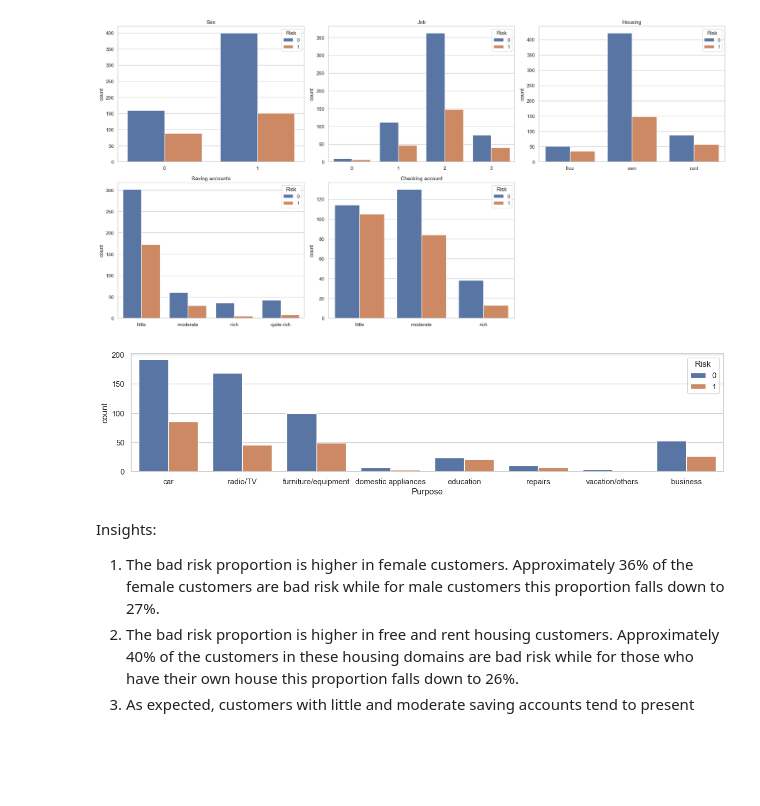
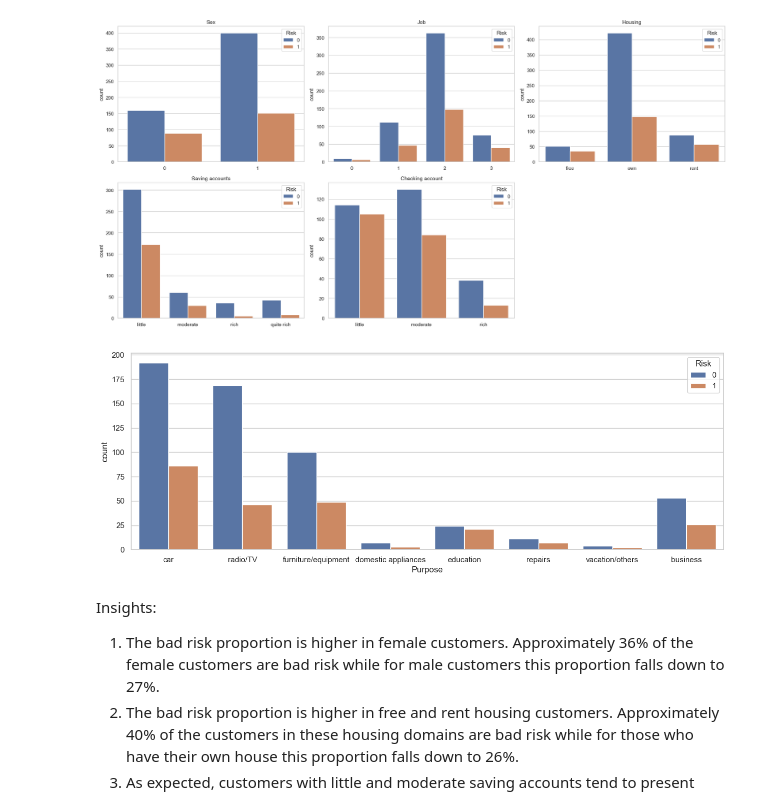
Before and after one commit to allmeidaapedro/Credit-Risk-Prediction-German-Bank, a Jupyter notebook: notebooks/1. EDA.ipynb, the cells around one changed output. Cells and saved outputs as stored; diff of their text form; code cells hidden in the pictures; blank space fills up the shorter version.

```diff
--- a/notebooks/1. EDA.ipynb
+++ b/notebooks/1. EDA.ipynb
@@ -406,11 +406,11 @@ sns_plots(data=train, features=countplot_barplot_features, countplot=True, hue=t
 [figure]
 # %%
 # Plotting Purpose separately.
-plt.figure(figsize=(15, 3))
+plt.figure(figsize=(15, 5))
 sns.countplot(data=train, x='Purpose', hue='Risk')
 plt.show()
 # %% [output]
-[figure, old version]
+[figure, new version]
 # %% [markdown]
 Insights:
 1. The bad risk proportion is higher in female customers. Approximately 36% of the female customers are bad risk while for male customers this proportion falls down to 27%.
```
Also changed, not shown: parts of 4 cells of this notebook, 2 other files.
